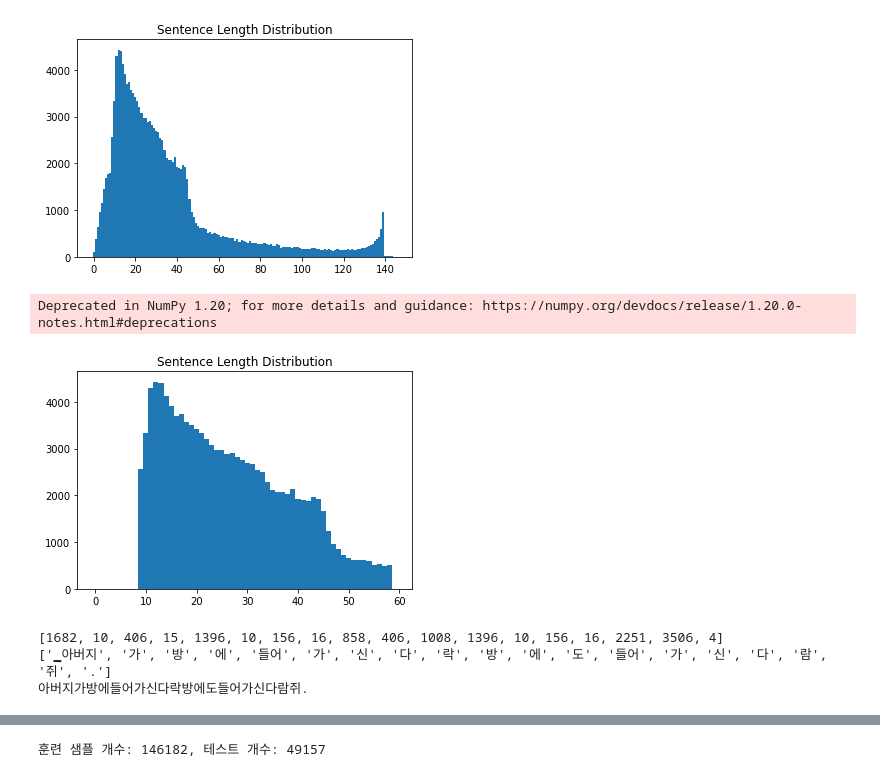
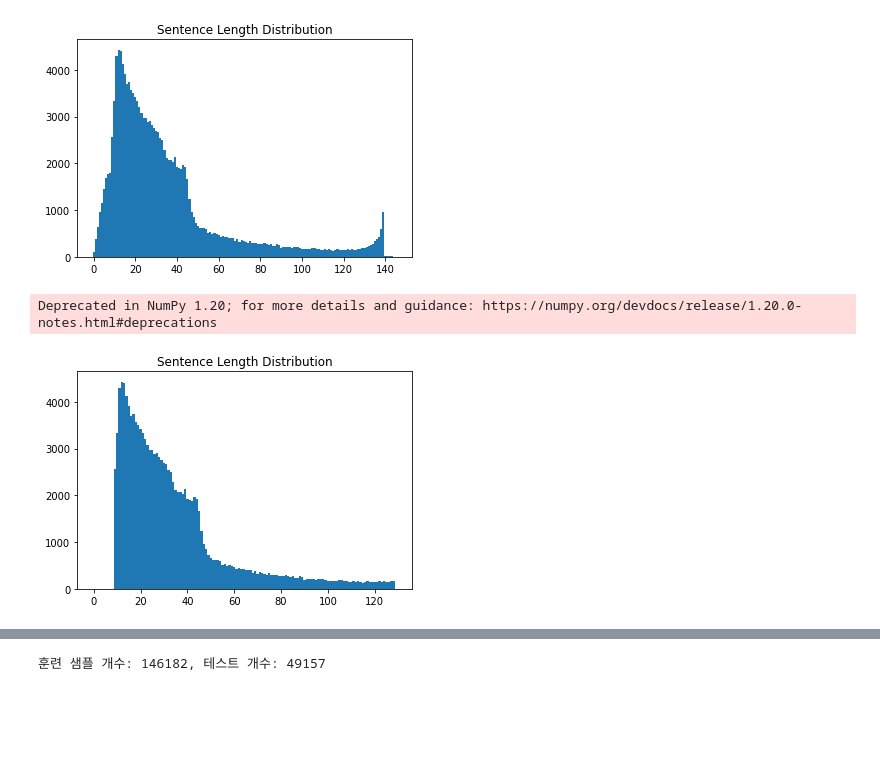
Before and after one commit to jx-dohwan/Aiffel_NLP_Project, a Jupyter notebook: [NLP_02]Using_SentencePiece.ipynb, the cells around one changed output, grey strips where cells are left out. Drawn from its saved outputs; the diff is of its cells as text; code cells hidden in the pictures; blank space fills up the shorter version.

```diff
--- a/[NLP_02]Using_SentencePiece.ipynb
+++ b/[NLP_02]Using_SentencePiece.ipynb
@@ -216,21 +216,21 @@ Data Size: 146183
 Deprecated in NumPy 1.20; for more details and guidance: https://numpy.org/devdocs/release/1.20.0-notes.html#deprecations
 [figure]
 # %%
-max_len = 60
+max_len = 130
 min_len = 10
 
 # 길이 조건에 맞는 문장만 선택합니다.
 filtered_corpus = [s for s in cleaned_corpus if (len(s) < max_len) & (len(s) >= min_len)]
 
 # 분포도를 다시 그려봅니다.
 sentence_length = np.zeros((max_len), dtype=np.int)
 
 for sen in filtered_corpus:
     sentence_length[len(sen)-1] += 1
 
 plt.bar(range(max_len), sentence_length, width=1.0)
 plt.title("Sentence Length Distribution")
 plt.show()
 # %% [output]
 Deprecated in NumPy 1.20; for more details and guidance: https://numpy.org/devdocs/release/1.20.0-notes.html#deprecations
-[figure, old version]
+[figure, new version]
@@ -250,23 +237,3 @@ spm.SentencePieceTrainer.Train(
-# %%
-s = spm.SentencePieceProcessor()
-s.Load('korean_spm.model')
-
-# SentencePiece를 활용한 sentence -> encoding
-tokensIDs = s.EncodeAsIds('아버지가방에들어가신다락방에도들어가신다람쥐.')
-print(tokensIDs)
-
-# SentencePiece를 활용한 sentence -> encoded pieces
-# enable_size가 True이면 "nbest_size > 1" 또는 "nbest_size = -1"을 지정해야 합니다.
-#'알파'와 '알파'. "nbest_size"는 BPE-드롭아웃에서 무시된 유니그램 모드에서만 활성화됩니다. '
-# nbest_size = -1"일 때, 이 방법은 격자에 있는 모든 후보로부터 표본을 추출한다. 'nbest 분할의 결과입니다.
-print(s.SampleEncodeAsPieces('아버지가방에들어가신다락방에도들어가신다람쥐.',2,0.0))
-
-# SentencePiece를 활용한 encoding -> sentence 복원
-print(s.DecodeIds(tokensIDs))
-# %% [output]
-[1682, 10, 406, 15, 1396, 10, 156, 16, 858, 406, 1008, 1396, 10, 156, 16, 2251, 3506, 4]
-['▁아버지', '가', '방', '에', '들어', '가', '신', '다', '락', '방', '에', '도', '들어', '가', '신', '다', '람', '쥐', '.']
-아버지가방에들어가신다락방에도들어가신다람쥐.
 # %%
 def sp_tokenize(s, corpus):
 
```
Also changed, not shown: parts of 21 cells of this notebook.
